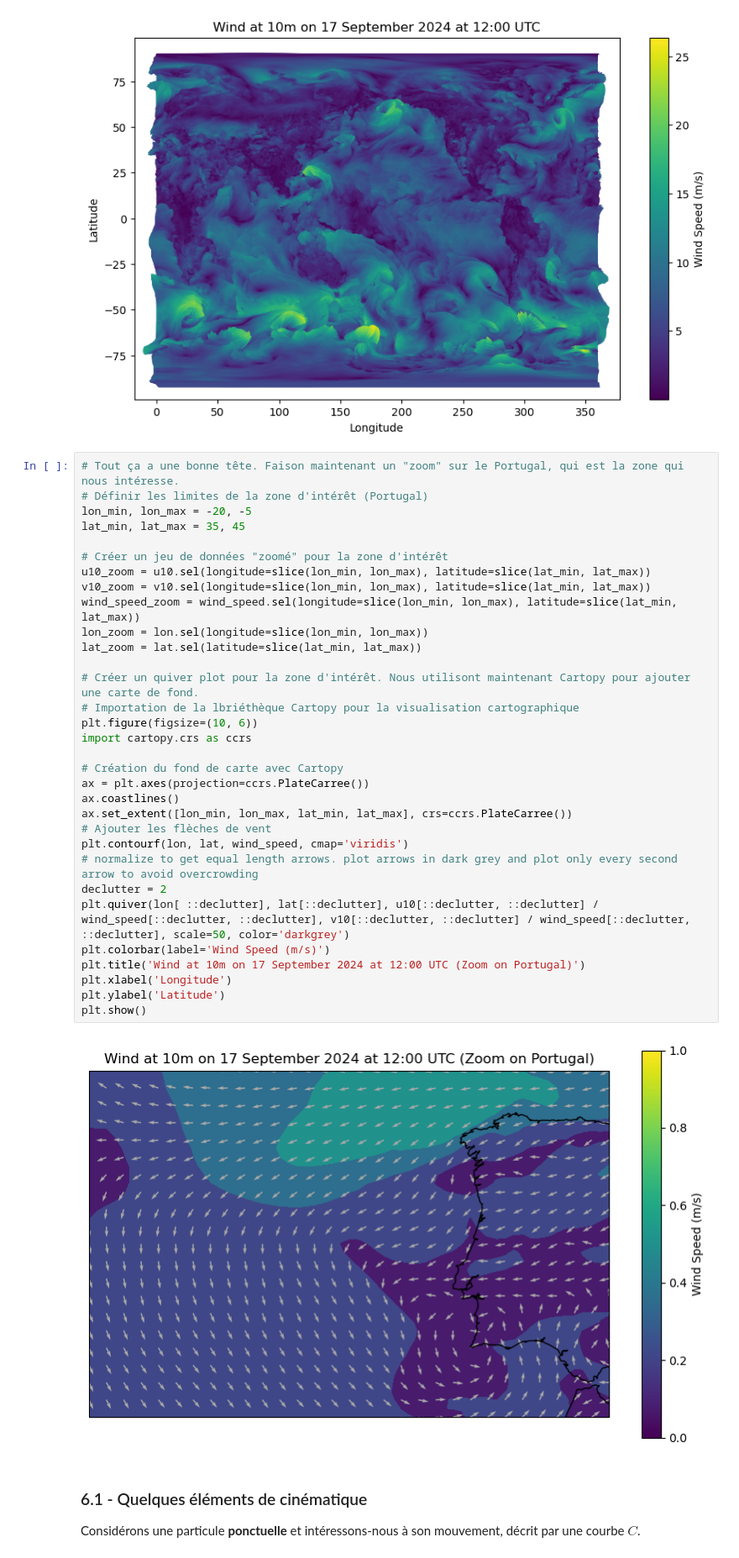
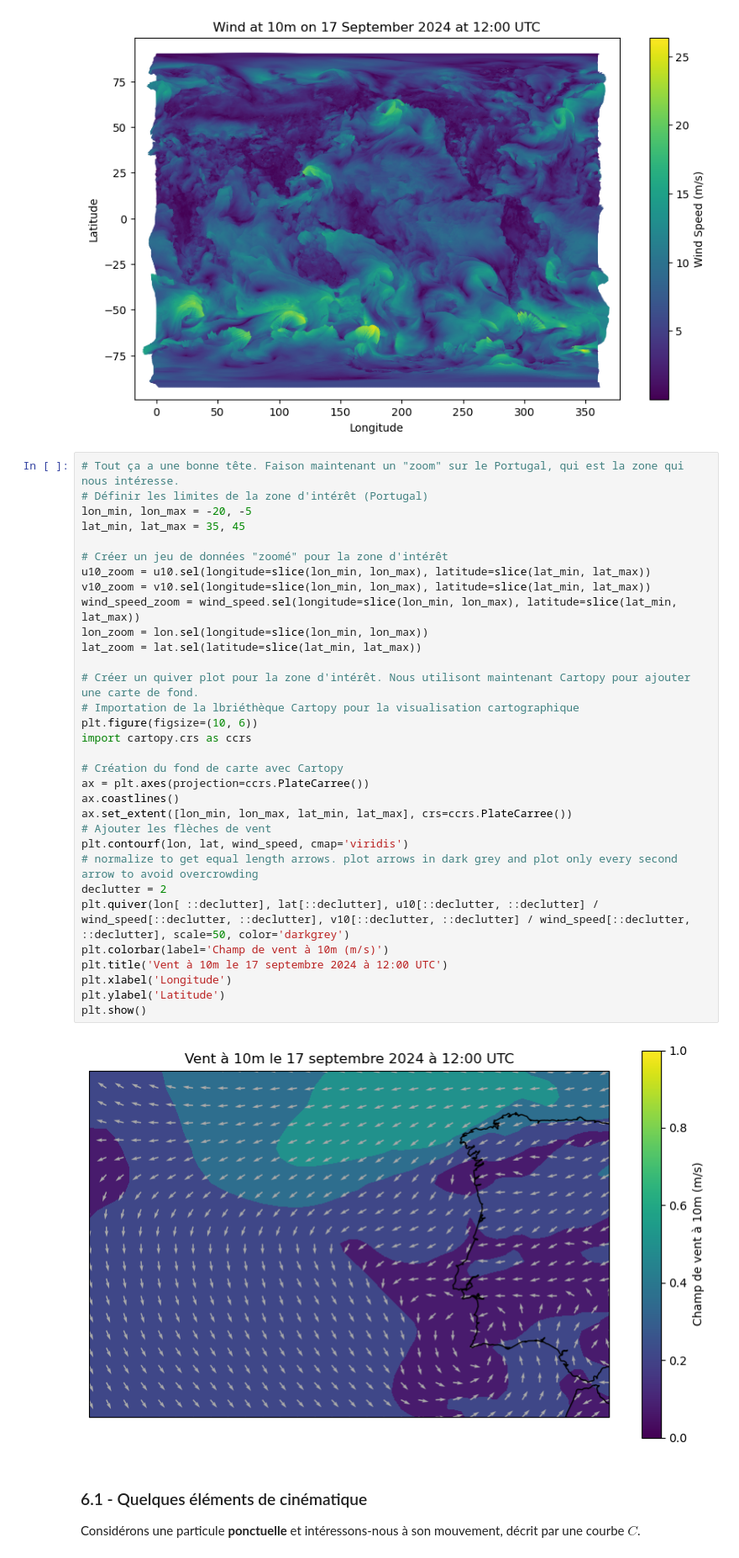
Before and after one commit to fmassonn/teaching, a Jupyter notebook: LPHY1365/Chap06.ipynb, the cells around one changed output. Shown at 84% size. Cells and saved outputs as stored; diff of their text form.

```diff
--- a/LPHY1365/Chap06.ipynb
+++ b/LPHY1365/Chap06.ipynb
@@ -120,36 +120,36 @@ plt.show()
 # Tout ça a une bonne tête. Faison maintenant un "zoom" sur le Portugal, qui est la zone qui nous intéresse.
 # Définir les limites de la zone d'intérêt (Portugal)
 lon_min, lon_max = -20, -5
 lat_min, lat_max = 35, 45
 
 # Créer un jeu de données "zoomé" pour la zone d'intérêt
 u10_zoom = u10.sel(longitude=slice(lon_min, lon_max), latitude=slice(lat_min, lat_max))
 v10_zoom = v10.sel(longitude=slice(lon_min, lon_max), latitude=slice(lat_min, lat_max))
 wind_speed_zoom = wind_speed.sel(longitude=slice(lon_min, lon_max), latitude=slice(lat_min, lat_max))
 lon_zoom = lon.sel(longitude=slice(lon_min, lon_max))
 lat_zoom = lat.sel(latitude=slice(lat_min, lat_max))
 
 # Créer un quiver plot pour la zone d'intérêt. Nous utilisont maintenant Cartopy pour ajouter une carte de fond.
 # Importation de la lbriéthèque Cartopy pour la visualisation cartographique
 plt.figure(figsize=(10, 6))
 import cartopy.crs as ccrs
 
 # Création du fond de carte avec Cartopy
 ax = plt.axes(projection=ccrs.PlateCarree())
 ax.coastlines()
 ax.set_extent([lon_min, lon_max, lat_min, lat_max], crs=ccrs.PlateCarree())
 # Ajouter les flèches de vent
 plt.contourf(lon, lat, wind_speed, cmap='viridis')
 # normalize to get equal length arrows. plot arrows in dark grey and plot only every second arrow to avoid overcrowding
 declutter = 2
 plt.quiver(lon[ ::declutter], lat[::declutter], u10[::declutter, ::declutter] / wind_speed[::declutter, ::declutter], v10[::declutter, ::declutter] / wind_speed[::declutter, ::declutter], scale=50, color='darkgrey')
-plt.colorbar(label='Wind Speed (m/s)')
-plt.title('Wind at 10m on 17 September 2024 at 12:00 UTC (Zoom on Portugal)')
+plt.colorbar(label='Champ de vent à 10m (m/s)')
+plt.title('Vent à 10m le 17 septembre 2024 à 12:00 UTC')
 plt.xlabel('Longitude')
 plt.ylabel('Latitude')
 plt.show()
 # %% [output]
-[figure, old version]
+[figure, new version]
 # %% [markdown]
 ### 6.1 - Quelques éléments de cinématique
 
```
